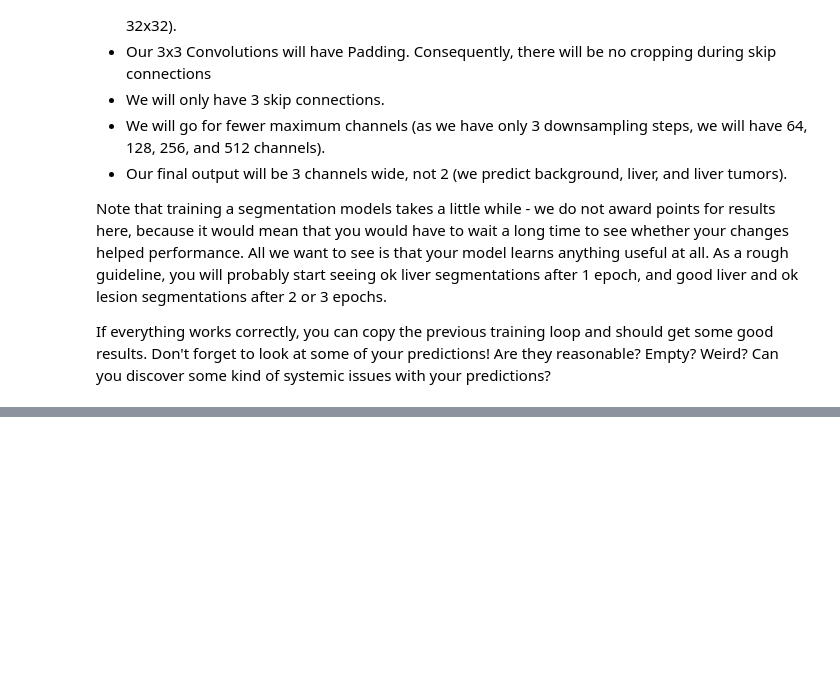
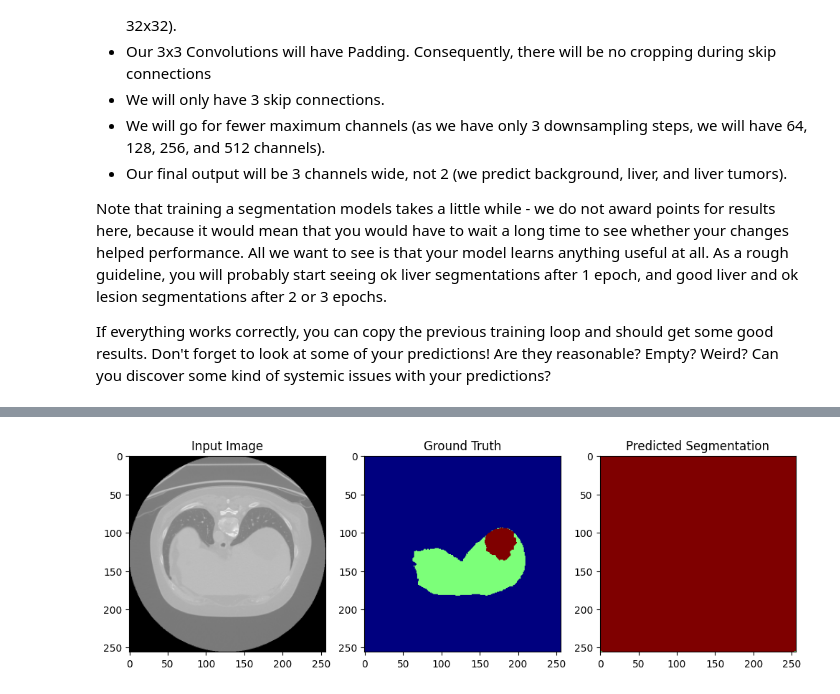
Before and after one commit to JTiede2025/aima2025_Lena_Talisha_Jenny, a Jupyter notebook: week_07_generative_ai.ipynb, the cells around one changed output, grey strips where cells are left out. Saved outputs shown, nothing was run; the diff lists cells and outputs as text; code cells hidden in the pictures; blank space fills up the shorter version.

Commit message:
Mit Colab erstellt

```diff
--- a/week_07_generative_ai.ipynb
+++ b/week_07_generative_ai.ipynb
@@ -498,13 +501,3 @@ Since our input images have vastly smaller dimensions compared to those used in
 Note that training a segmentation models takes a little while - we do not award points for results here, because it would mean that you would have to wait a long time to see whether your changes helped performance. All we want to see is that your model learns anything useful at all. As a rough guideline, you will probably start seeing ok liver segmentations after 1 epoch, and good liver and ok lesion segmentations after 2 or 3 epochs.
 
 If everything works correctly, you can copy the previous training loop and should get some good results. Don't forget to look at some of your predictions! Are they reasonable? Empty? Weird? Can you discover some kind of systemic issues with your predictions?
-# %%
-class UNet(nn.Module):
-
-    def __init__(self):
-
-        pass
-
-    def __forward__(self):
-
-        pass
@@ -538,6 +628,8 @@ for epoch in range(num_epochs):
 
     for step, (data, c_targets, oh_targets) in enumerate(train_dataloader):
 
+        data = data.mean(dim=1, keepdim=True)  # RGB → Graustufen
+        print()
         optimizer.zero_grad()
         data, c_targets, oh_targets = data.to(device), c_targets.to(device), oh_targets.to(device)
         predictions = model(data)
@@ -628,6 +767,9 @@ with torch.no_grad():
     for test_step, (data, c_targets, oh_targets) in enumerate(tqdm(test_dataloader)):
 
         data, c_targets, oh_targets = data.to(device), c_targets.to(device), oh_targets.to(device)
+        # Graustufen
+        if data.shape[1] == 3:
+          data = data.mean(dim=1, keepdim=True)
         predictions = model(data)
         # Choose the likeliest prediction via argmax, then convert to one-hot, and put the new axis in front again
         p_arg = nnf.one_hot(torch.argmax(predictions, dim = 1), num_classes = 3).moveaxis(-1, 1)
@@ -667,2 +811,44 @@ with torch.no_grad():
 # %%
 # Try looking at some images and predicted segmentations to see how badly or how well you've done
+
+import matplotlib.pyplot as plt
+import torch.nn.functional as F
+
+# Nehme einen Batch aus dem Validation-Loader
+data, c_targets, oh_targets = next(iter(val_dataloader))
+
+# Auf Device
+data, c_targets = data.to(device), c_targets.to(device)
+
+# Graustufen (falls nötig)
+if data.shape[1] == 3:
+    data = data.mean(dim=1, keepdim=True)
+
+# Modell in Eval
+model.eval()
+with torch.no_grad():
+    predictions = model(data)             # logits
+    pred_classes = torch.argmax(predictions, dim=1)  # B x H x W
+
+# Zeige das erste Bild aus dem Batch
+idx = 0
+plt.figure(figsize=(12,4))
+
+# Input
+plt.subplot(1,3,1)
+plt.imshow(data[idx,0].cpu(), cmap='gray')
+plt.title("Input Image")
+
+# Ground Truth
+plt.subplot(1,3,2)
+plt.imshow(c_targets[idx].cpu(), cmap='jet', vmin=0, vmax=2)
+plt.title("Ground Truth")
+
+# Prediction
+plt.subplot(1,3,3)
+plt.imshow(pred_classes[idx].cpu(), cmap='jet', vmin=0, vmax=2)
+plt.title("Predicted Segmentation")
+
+plt.show()
+# %% [output]
+[figure, added]
```
Also changed, not shown: parts of 9 cells of this notebook.
